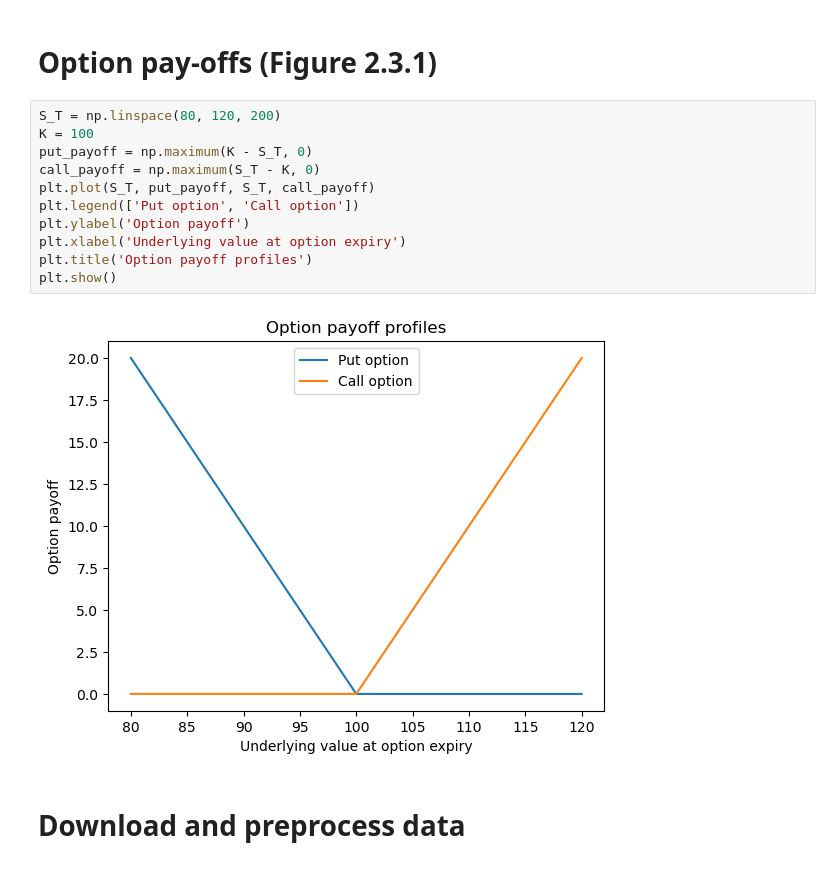
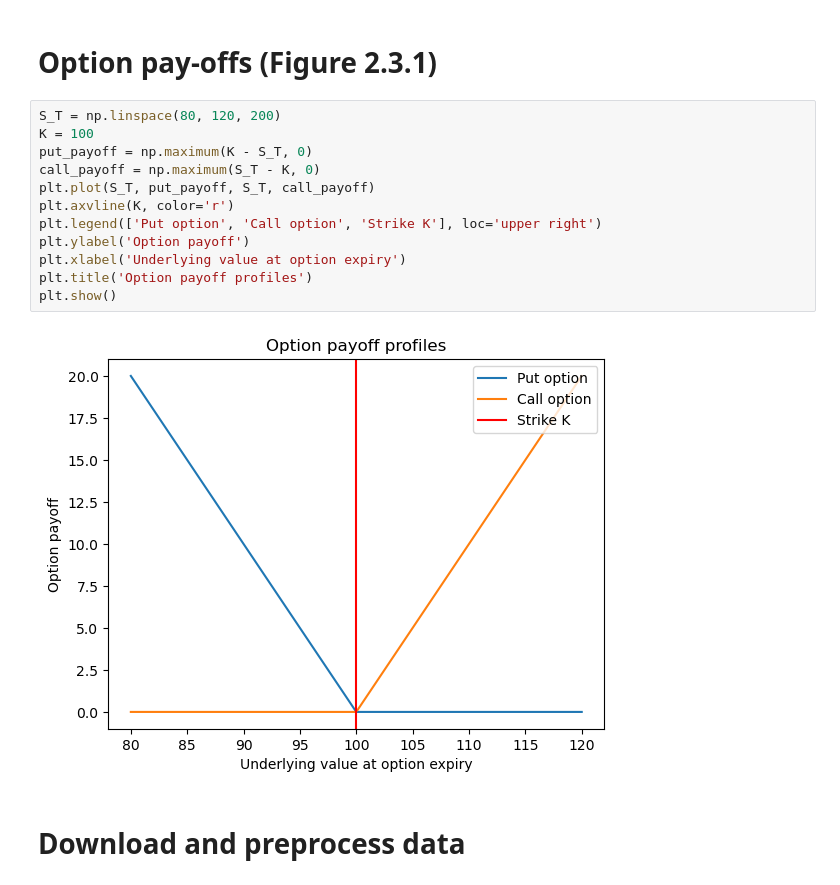
Before and after one commit to radusbriciu/pcrm-book, a Jupyter notebook: code/chapter2/chapter2_3.ipynb, the cells around one changed output. Saved outputs shown, nothing was run; the diff lists cells and outputs as text.

Commit message:
Minor Chapter 2 improvements (#39)
* Figure 2.3.1 update

* Minor Chapter 2 improvements

```diff
--- a/code/chapter2/chapter2_3.ipynb
+++ b/code/chapter2/chapter2_3.ipynb
@@ -9,16 +9,17 @@ import matplotlib.pyplot as plt
 # %%
 S_T = np.linspace(80, 120, 200)
 K = 100
 put_payoff = np.maximum(K - S_T, 0)
 call_payoff = np.maximum(S_T - K, 0)
 plt.plot(S_T, put_payoff, S_T, call_payoff)
-plt.legend(['Put option', 'Call option'])
+plt.axvline(K, color='r')
+plt.legend(['Put option', 'Call option', 'Strike K'], loc='upper right')
 plt.ylabel('Option payoff')
 plt.xlabel('Underlying value at option expiry')
 plt.title('Option payoff profiles')
 plt.show()
 # %% [output]
-[figure, old version]
+[figure, new version]
 # %% [markdown]
 # Download and preprocess data
 # %%
```
Also changed, not shown: 1 other file.
